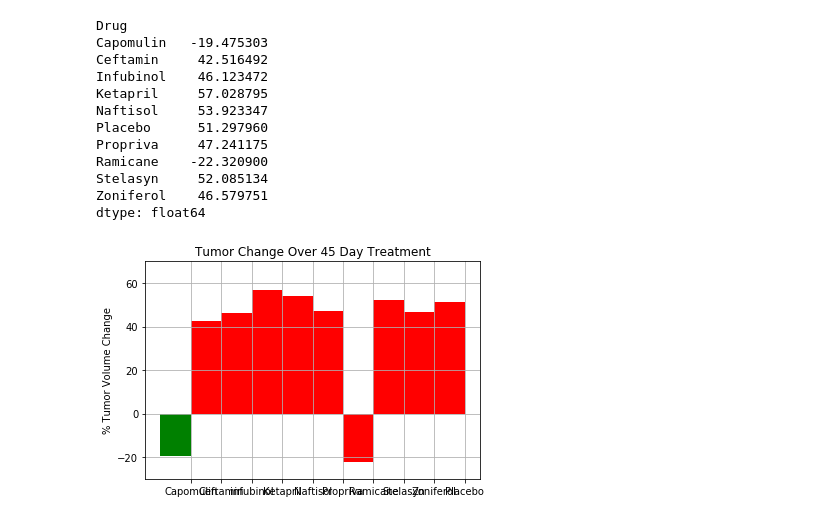
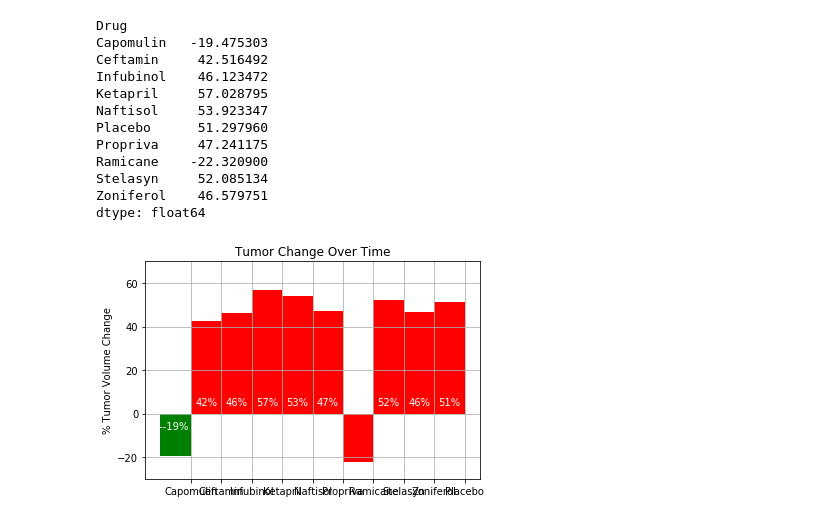
Before and after one commit to Enrique-Gaspar/matplotlib-challenge, a Jupyter notebook: Pymaceuticals/main-eg.ipynb, the cells around one changed output. Cells and saved outputs as stored; diff of their text form; code cells hidden in the pictures.

```diff
--- a/Pymaceuticals/main-eg.ipynb
+++ b/Pymaceuticals/main-eg.ipynb
@@ -381,34 +406,60 @@ Stelasyn     52.085134
 Zoniferol    46.579751
 dtype: float64
 # %%
-# Store all Relevant Percent Changes into a Tuple
+# 4.2 Store all Relevant Percent Changes into a Tuple
 pct_changes = (tumor_pct_change["Capomulin"],
                tumor_pct_change["Ceftamin"],
                tumor_pct_change["Infubinol"],
                tumor_pct_change["Ketapril"],
                tumor_pct_change["Naftisol"],
                tumor_pct_change["Propriva"],
                tumor_pct_change["Ramicane"],
                tumor_pct_change["Stelasyn"],
                tumor_pct_change["Zoniferol"],
                tumor_pct_change["Placebo"])
 
-# Splice the data between passing and failing drugs
+# 4.3 Splice the data between passing and failing drugs
 fig, ax = plt.subplots()
 ind = np.arange(len(pct_changes))
 width = 1
-rectsPass = ax.bar(ind[0], pct_changes[0], width, color='green')
-rectsFail = ax.bar(ind[1:], pct_changes[1:], width, color='red')
+rectsPass = ax.bar(ind[0], pct_changes[0], width, color="green")
+rectsFail = ax.bar(ind[1:], pct_changes[1:], width, color="red")
 
-# Orient widths. Add labels, tick marks, etc.
-ax.set_ylabel('% Tumor Volume Change')
-ax.set_title('Tumor Change Over 45 Day Treatment')
+# 4.4 Orient widths. Add labels, tick marks, etc.
+ax.set_ylabel("% Tumor Volume Change")
+ax.set_title("Tumor Change Over Time")
 ax.set_xticks(ind + 0.5)
-ax.set_xticklabels(("Capomulin", "Ceftamin", "infubinol", "Ketapril",
+ax.set_xticklabels(("Capomulin", "Ceftamin", "Infubinol", "Ketapril",
                     "Naftisol", "Propriva", "Ramicane", "Stelasyn",
                     "Zoniferol", "Placebo"))
 ax.set_autoscaley_on(False)
 ax.set_ylim([-30,70])
 ax.grid(True)
+
+
+# Use functions to label the percentages of changes
+def autolabelFail(rects):
+    for rect in rects:
+        height = rect.get_height()
+        ax.text(rect.get_x() + rect.get_width()/2., 3,
+                '%d%%' % int(height),
+                ha='center', va='bottom', color="white")
+
+def autolabelPass(rects):
+    for rect in rects:
+        height = rect.get_height()
+        ax.text(rect.get_x() + rect.get_width()/2., -8,
+                '-%d%% ' % int(height),
+                ha='center', va='bottom', color="white")
+
+# Call functions to implement the function calls
+autolabelPass(rectsPass)
+autolabelFail(rectsFail)
+
+# Save the Figure
+fig.savefig("Fig4.png")
+
+# Show the Figure
+fig.show()
 # %% [output]
-[figure, old version]
+[figure, new version]
```
Also changed, not shown: parts of 5 cells of this notebook.
